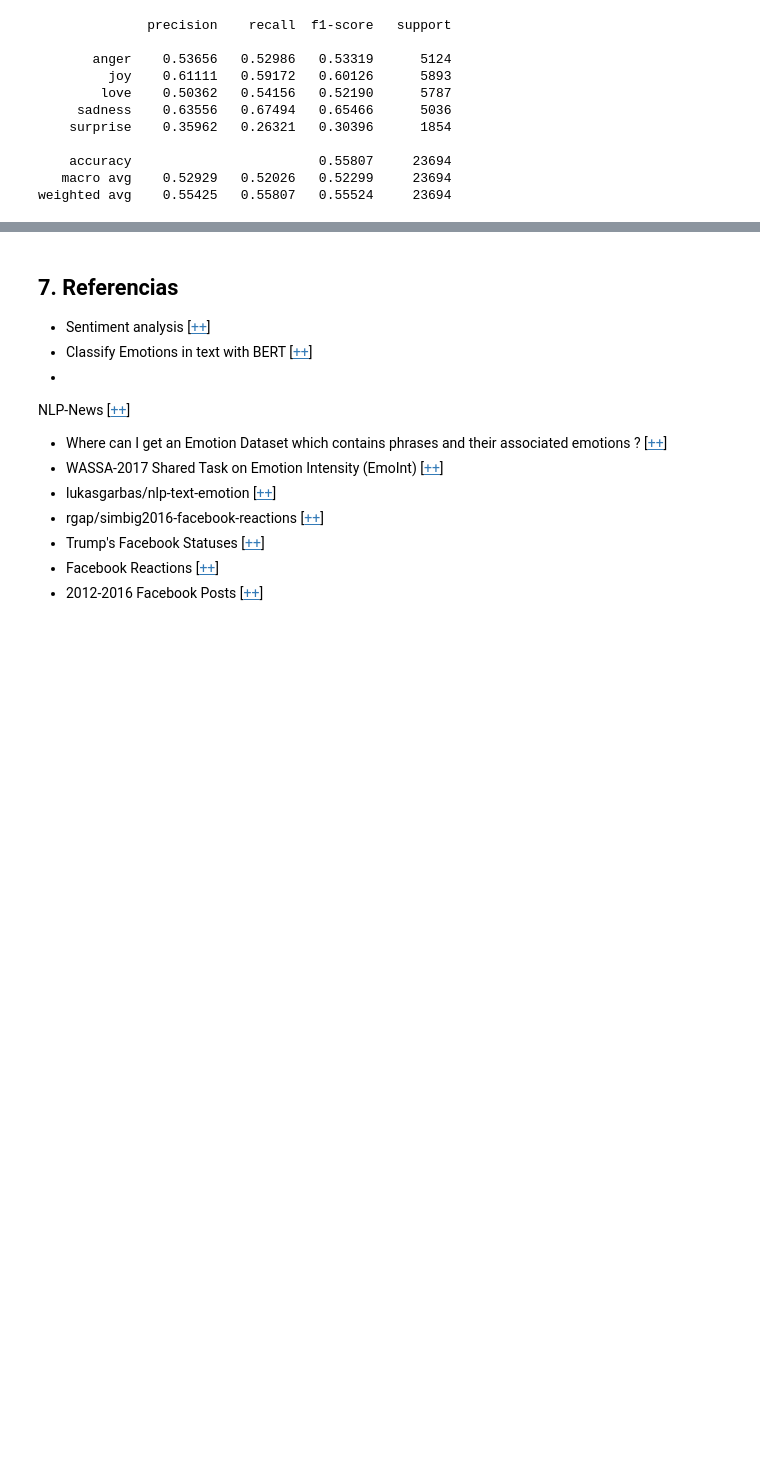
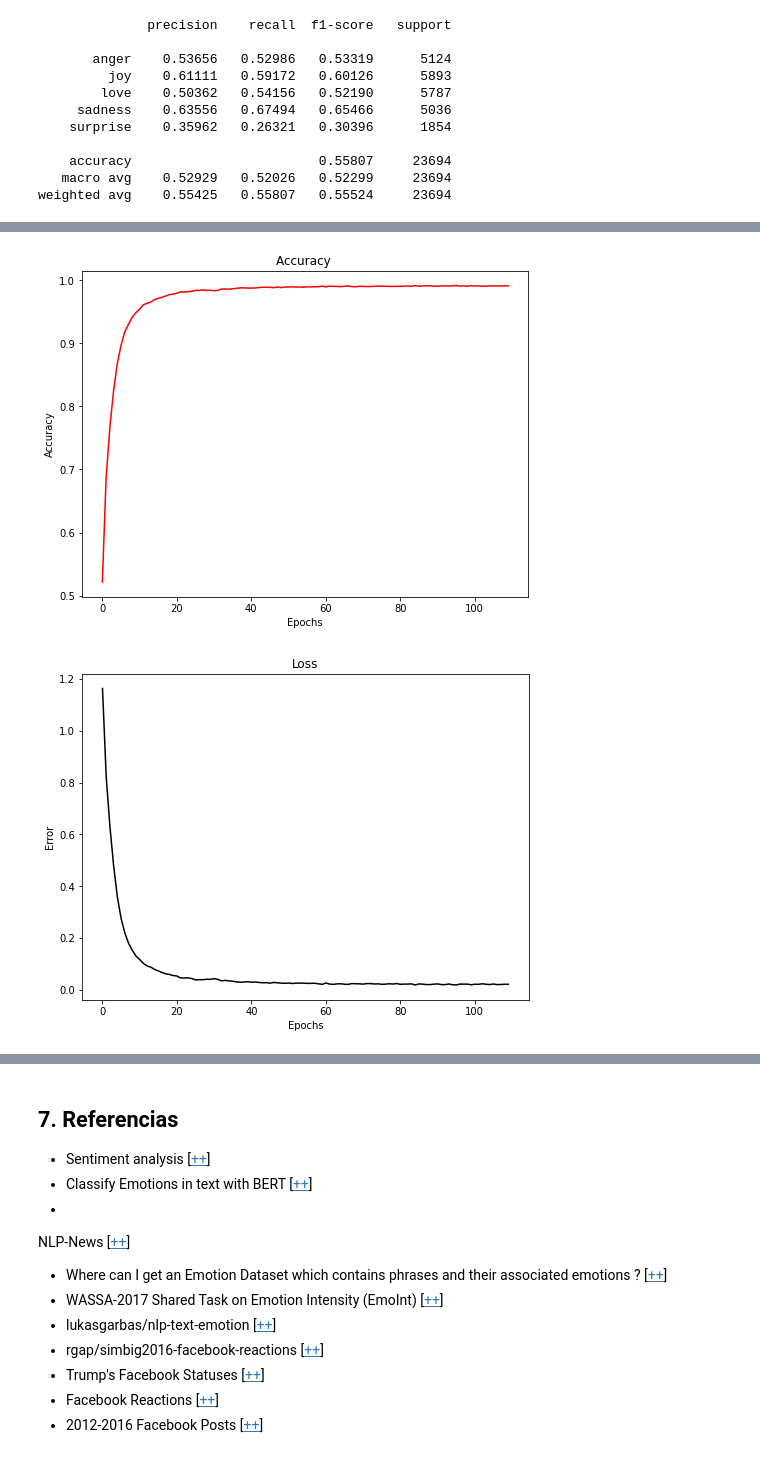
Before and after one commit to Jamf05/20201-ai2-class-project, a Jupyter notebook: download-data.ipynb, the cells around one changed output, grey strips where cells are left out. Saved outputs shown, nothing was run; the diff lists cells and outputs as text; code cells hidden in the pictures; blank space fills up the shorter version.

```diff
--- a/download-data.ipynb
+++ b/download-data.ipynb
@@ -1831,0 +1838,13 @@ Mejoramos
+# %%
+#Carga de datos
+x_train = np.load('data/x_train1.npy')
+y_train = np.load('data/y_train1.npy')
+
+print("Entrenamiento: ",x_train.shape,y_train.shape)
+x_test = np.load('data/x_test1.npy')
+y_test = np.load('data/y_test1.npy')
+
+print("Test: ",x_test.shape,y_test.shape)
+max_len = 150
+max_words = x_train.shape[0]+x_test.shape[0]
+print(max_words)
@@ -1831,0 +1873,3 @@ Mejoramos
+# %%
+#Creamos el modelo
+model_gru = crear_modeloGRU(max_words)
@@ -1831,0 +1897,8 @@ Mejoramos
+# %%
+model_checkpoint = tf.keras.callbacks.ModelCheckpoint('models/sentimiento_modelGRU_v1.h5', monitor='loss', save_best_only=True)
+early_stopping = tf.keras.callbacks.EarlyStopping(monitor='val_loss')
+# %%
+#Definimos una funcion de CALLBACK para detener el modelo cuando
+tic()
+historial = model_gru.fit(x_train,y_train, epochs=110, callbacks=[model_checkpoint])
+tac()
@@ -1831,0 +1923,24 @@ Mejoramos
+# %%
+acc = historial.history['accuracy']
+loss = historial.history['loss']
+
+epochs=range(len(loss)) # Get number of epochs
+
+#------------------------------------------------
+# Plot acc and Loss
+#------------------------------------------------
+plt.figure(figsize=(8, 6));
+plt.plot(epochs, acc, 'red', label='acc')
+plt.title('Accuracy ')
+plt.xlabel("Epochs")
+plt.ylabel("Accuracy")
+plt.show();
+plt.figure(figsize=(8, 6));
+plt.title('Loss')
+plt.plot(epochs, loss, 'black', label='loss')
+plt.xlabel("Epochs")
+plt.ylabel("Error")
+plt.show();
+# %% [output]
+[figure, added]
+[figure, added]
```
Also changed, not shown: parts of 16 cells of this notebook, 3 other files.
